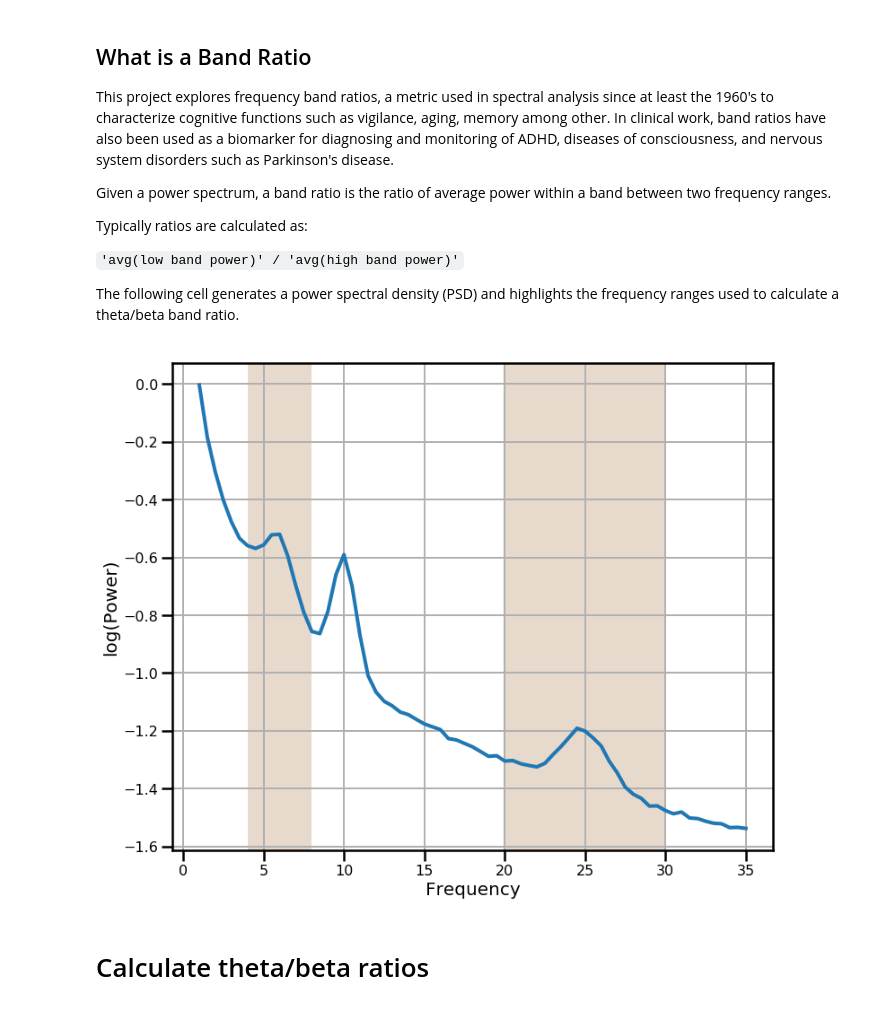
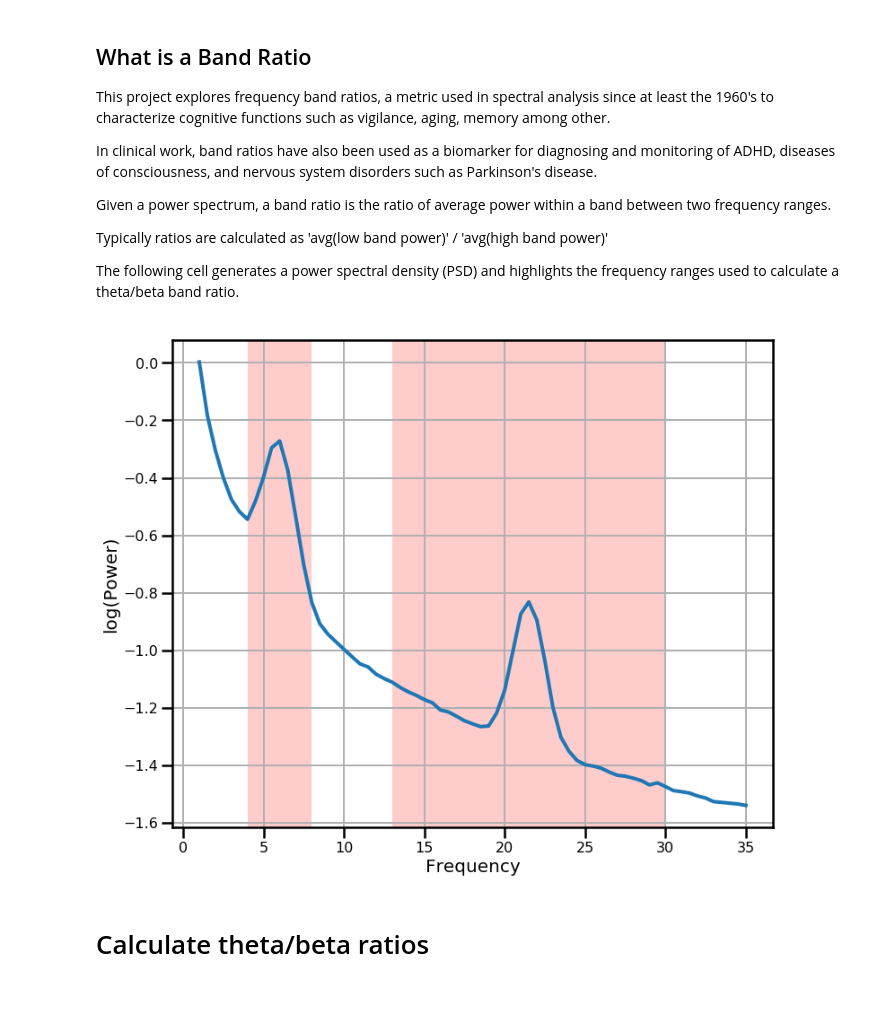
Before and after one commit to voytekresearch/BandRatios, a Jupyter notebook: notebooks/0-BandRatios-Introduction.ipynb, the cells around one changed output. Drawn from its saved outputs; the diff is of its cells as text; code cells hidden in the pictures.

```diff
--- a/notebooks/0-BandRatios-Introduction.ipynb
+++ b/notebooks/0-BandRatios-Introduction.ipynb
@@ -23,21 +30,21 @@ from ratios import *
 # %% [markdown]
 ## What is a Band Ratio
 
-This project explores frequency band ratios, a metric used in spectral analysis since at least the 1960's to characterize cognitive functions such as vigilance, aging, memory among other. In clinical work, band ratios have also been used as a biomarker for diagnosing and monitoring of ADHD, diseases of consciousness, and nervous system disorders such as Parkinson's disease.
+This project explores frequency band ratios, a metric used in spectral analysis since at least the 1960's to characterize cognitive functions such as vigilance, aging, memory among other.
+
+In clinical work, band ratios have also been used as a biomarker for diagnosing and monitoring of ADHD, diseases of consciousness, and nervous system disorders such as Parkinson's disease.
 
 Given a power spectrum, a band ratio is the ratio of average power within a band between two frequency ranges.
 
-Typically ratios are calculated as:
-
-`'avg(low band power)' / 'avg(high band power)'`
+Typically ratios are calculated as 'avg(low band power)' / 'avg(high band power)'
 
 The following cell generates a power spectral density (PSD) and highlights the frequency ranges used to calculate a theta/beta band ratio.
 # %%
 # Settings
 theta_band = [4, 8]
-beta_band = [20, 30]
+beta_band = [15, 25]
 freq_range = [1, 35]
 
 # Collect settings to simulate a power spectrum
-def_ap = [0, 1]
-def_osc = [[6, 0.25, 1], [10, 0.4, 0.75] ,[25, 0.2, 1.5]]
+def_bg = [OFF_DEF, EXP_DEF]
+def_osc = [CF_LOW_DEF, PW_DEF, BW_DEF, CF_HIGH_DEF, PW_DEF, BW_DEF]
@@ -48,13 +51,12 @@ shade_colors = '#874800'
 # %%
 # Generate a simulated power spectrum
-fs, ps = gen_power_spectrum(freq_range, def_ap, def_osc)
+fs, ps = gen_power_spectrum(freq_range, def_bg, def_osc)
 
 # Plot and save out our shaded power spectrum plot
-fig = plot_spectrum_shading(fs, ps, [theta_band, beta_band],
-                            shade_colors=shade_colors, log_powers=True, linewidth=4)
+fig = plot_spectrum_shading(fs, ps, [[4, 8], [13,30]], log_powers=True, linewidth=4)
 plt.savefig("../figures/OverviewFigs/RatioExample.png", dpi=300)
 # %% [output]
-[figure, old version]
+[figure, new version]
 # %% [markdown]
 # Calculate theta/beta ratios
 # %% [markdown]
```
Also changed, not shown: parts of 7 cells of this notebook, 1 other file.
